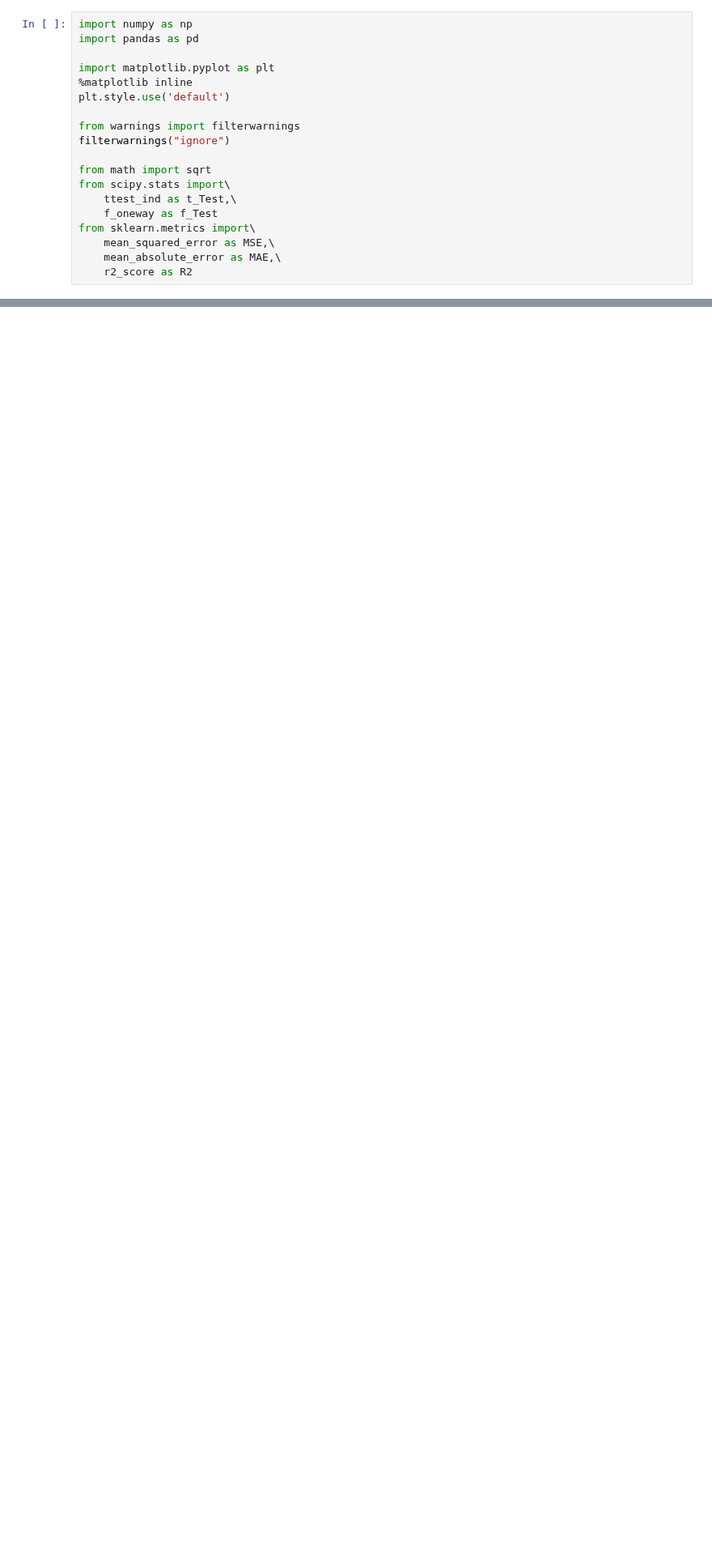
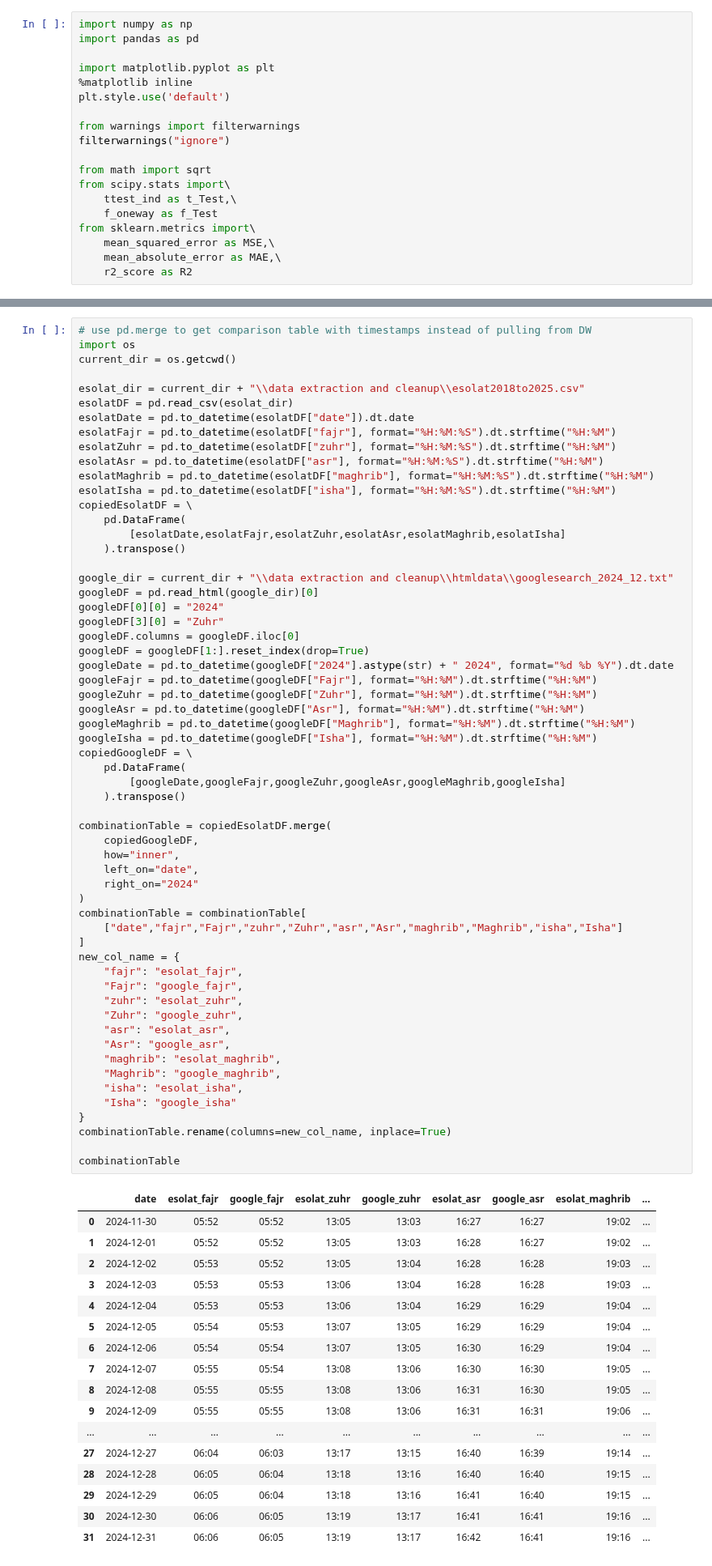
Before and after one commit to azamsuratem/predictprayertimes, a Jupyter notebook: python/objective_1_new.ipynb, the cells around one changed output, grey strips where cells are left out. Shown at 81% size. Drawn from its saved outputs; the diff is of its cells as text; blank space fills up the shorter version.

```diff
--- a/python/objective_1_new.ipynb
+++ b/python/objective_1_new.ipynb
@@ -43 +20,78 @@ combinedDF
+# %%
+# use pd.merge to get comparison table with timestamps instead of pulling from DW
+import os
+current_dir = os.getcwd()
+
+esolat_dir = current_dir + "\\data extraction and cleanup\\esolat2018to2025.csv"
+esolatDF = pd.read_csv(esolat_dir)
+esolatDate = pd.to_datetime(esolatDF["date"]).dt.date
+esolatFajr = pd.to_datetime(esolatDF["fajr"], format="%H:%M:%S").dt.strftime("%H:%M")
+esolatZuhr = pd.to_datetime(esolatDF["zuhr"], format="%H:%M:%S").dt.strftime("%H:%M")
+esolatAsr = pd.to_datetime(esolatDF["asr"], format="%H:%M:%S").dt.strftime("%H:%M")
+esolatMaghrib = pd.to_datetime(esolatDF["maghrib"], format="%H:%M:%S").dt.strftime("%H:%M")
+esolatIsha = pd.to_datetime(esolatDF["isha"], format="%H:%M:%S").dt.strftime("%H:%M")
+copiedEsolatDF = \
+    pd.DataFrame(
+        [esolatDate,esolatFajr,esolatZuhr,esolatAsr,esolatMaghrib,esolatIsha]
+    ).transpose()
+
+google_dir = current_dir + "\\data extraction and cleanup\\htmldata\\googlesearch_2024_12.txt"
+googleDF = pd.read_html(google_dir)[0]
+googleDF[0][0] = "2024"
+googleDF[3][0] = "Zuhr"
+googleDF.columns = googleDF.iloc[0]
+googleDF = googleDF[1:].reset_index(drop=True)
+googleDate = pd.to_datetime(googleDF["2024"].astype(str) + " 2024", format="%d %b %Y").dt.date
+googleFajr = pd.to_datetime(googleDF["Fajr"], format="%H:%M").dt.strftime("%H:%M")
+googleZuhr = pd.to_datetime(googleDF["Zuhr"], format="%H:%M").dt.strftime("%H:%M")
+googleAsr = pd.to_datetime(googleDF["Asr"], format="%H:%M").dt.strftime("%H:%M")
+googleMaghrib = pd.to_datetime(googleDF["Maghrib"], format="%H:%M").dt.strftime("%H:%M")
+googleIsha = pd.to_datetime(googleDF["Isha"], format="%H:%M").dt.strftime("%H:%M")
+copiedGoogleDF = \
+    pd.DataFrame(
+        [googleDate,googleFajr,googleZuhr,googleAsr,googleMaghrib,googleIsha]
+    ).transpose()
+
+combinationTable = copiedEsolatDF.merge(
+    copiedGoogleDF,
+    how="inner",
+    left_on="date",
+    right_on="2024"
+)
+combinationTable = combinationTable[
+    ["date","fajr","Fajr","zuhr","Zuhr","asr","Asr","maghrib","Maghrib","isha","Isha"]
+]
+new_col_name = {
+    "fajr": "esolat_fajr",
+    "Fajr": "google_fajr",
+    "zuhr": "esolat_zuhr",
+    "Zuhr": "google_zuhr",
+    "asr": "esolat_asr",
+    "Asr": "google_asr",
+    "maghrib": "esolat_maghrib",
+    "Maghrib": "google_maghrib",
+    "isha": "esolat_isha",
+    "Isha": "google_isha"
+}
+combinationTable.rename(columns=new_col_name, inplace=True)
+
+combinationTable
+# %% [output]
+|  | date | esolat_fajr | google_fajr | esolat_zuhr | google_zuhr | esolat_asr | google_asr | esolat_maghrib | ... |
+| 0 | 2024-11-30 | 05:52 | 05:52 | 13:05 | 13:03 | 16:27 | 16:27 | 19:02 | ... |
+| 1 | 2024-12-01 | 05:52 | 05:52 | 13:05 | 13:03 | 16:28 | 16:27 | 19:02 | ... |
+| 2 | 2024-12-02 | 05:53 | 05:52 | 13:05 | 13:04 | 16:28 | 16:28 | 19:03 | ... |
+| 3 | 2024-12-03 | 05:53 | 05:53 | 13:06 | 13:04 | 16:28 | 16:28 | 19:03 | ... |
+| 4 | 2024-12-04 | 05:53 | 05:53 | 13:06 | 13:04 | 16:29 | 16:29 | 19:04 | ... |
+| 5 | 2024-12-05 | 05:54 | 05:53 | 13:07 | 13:05 | 16:29 | 16:29 | 19:04 | ... |
+| 6 | 2024-12-06 | 05:54 | 05:54 | 13:07 | 13:05 | 16:30 | 16:29 | 19:04 | ... |
+| 7 | 2024-12-07 | 05:55 | 05:54 | 13:08 | 13:06 | 16:30 | 16:30 | 19:05 | ... |
+| 8 | 2024-12-08 | 05:55 | 05:55 | 13:08 | 13:06 | 16:31 | 16:30 | 19:05 | ... |
+| 9 | 2024-12-09 | 05:55 | 05:55 | 13:08 | 13:06 | 16:31 | 16:31 | 19:06 | ... |
+| ... | ... | ... | ... | ... | ... | ... | ... | ... | ... |
+| 27 | 2024-12-27 | 06:04 | 06:03 | 13:17 | 13:15 | 16:40 | 16:39 | 19:14 | ... |
+| 28 | 2024-12-28 | 06:05 | 06:04 | 13:18 | 13:16 | 16:40 | 16:40 | 19:15 | ... |
+| 29 | 2024-12-29 | 06:05 | 06:04 | 13:18 | 13:16 | 16:41 | 16:40 | 19:15 | ... |
+| 30 | 2024-12-30 | 06:06 | 06:05 | 13:19 | 13:17 | 16:41 | 16:41 | 19:16 | ... |
+| 31 | 2024-12-31 | 06:06 | 06:05 | 13:19 | 13:17 | 16:42 | 16:41 | 19:16 | ... |
 # %%
```
Also changed, not shown: parts of 3 cells of this notebook.
